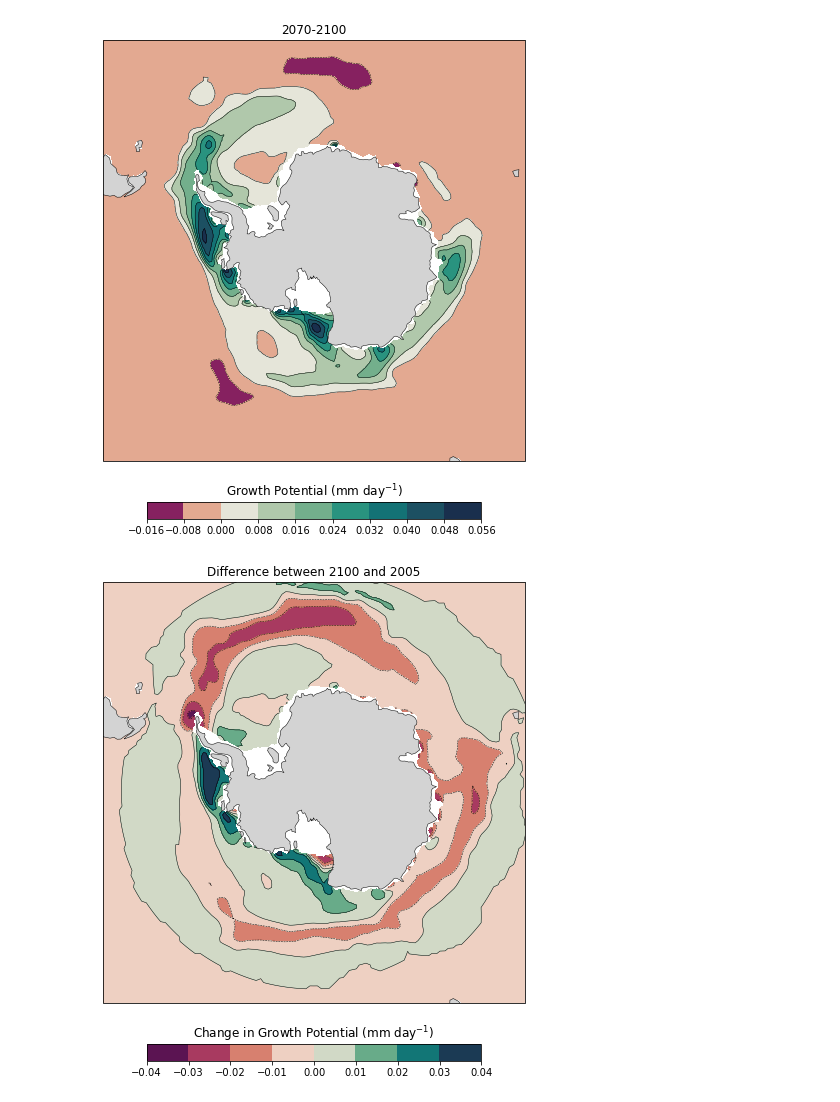
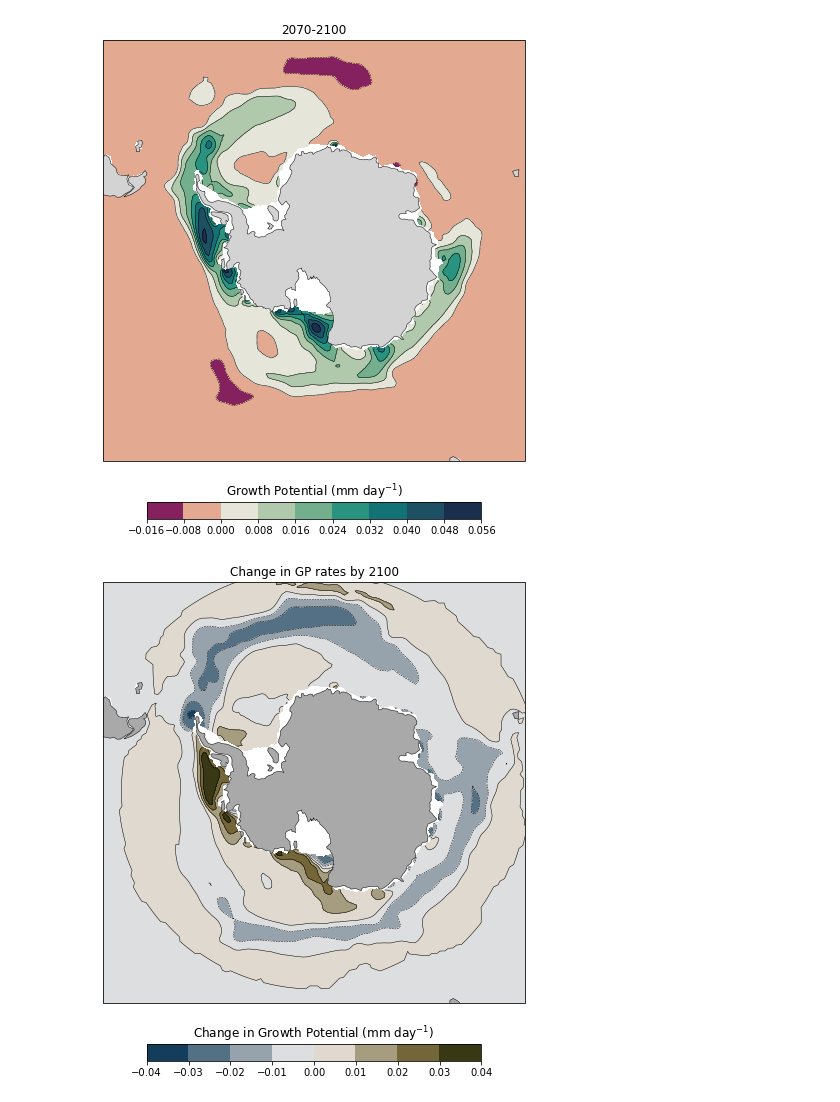
Before and after one commit to Zephyr-Sylvester/krill-cesm-le, a Jupyter notebook: notebooks/fig1-chars-of-chng.ipynb, the cells around one changed output. Saved outputs shown, nothing was run; the diff lists cells and outputs as text; code cells hidden in the pictures.

```diff
--- a/notebooks/fig1-chars-of-chng.ipynb
+++ b/notebooks/fig1-chars-of-chng.ipynb
@@ -144,8 +144,9 @@ def one_plot(da, lines=True):
                      da,
                      #=levels=levels,
                      norm=norm,
-                     cmap=cmocean.cm.curl_r,
+                     #cmap=cmocean.cm.curl_r,
                      #cmap=cmocean.cm.balance,
+                     cmap=cmocean.cm.diff,
                      #extend='both',
                      transform=ccrs.PlateCarree())
 
@@ -167,7 +168,7 @@ def one_plot(da, lines=True):
         cartopy.feature.NaturalEarthFeature('physical',
                                             'land',
                                             '110m',
-                                            facecolor='lightgray'))
+                                            facecolor='darkgray'))
 
     ax.coastlines(linewidth=0.5)
 
@@ -218,21 +219,21 @@ plt.savefig('figures/epochs/2070-2100-mean-KGP.png')#, dpi=300, bbox_inches='tig
 # %%
 fig = plt.figure(figsize=(12, 10))
 
 axs = []
 
 # plot total
 ax = fig.add_subplot(1, 1, 1, projection=prj)
 ax.set_extent([-180, 180, -90, -50], ccrs.PlateCarree())
 cf = one_plot(dsp2.test,lines = False)
-ax.set_title('Difference between 2100 and 2005')
+ax.set_title('Change in GP rates by 2100')
 axs.append(ax)
 
 # colorbar and labels
 cb = plt.colorbar(cf, shrink=0.5, orientation='horizontal', pad=0.075, ax=axs)
 cb.ax.set_title('Change in Growth Potential (mm day$^{-1}$)')
-plt.savefig('figures/epochs/85-70-epochdiff-mean-KGP.png')#, dpi=300, bbox_inches='tight')
+plt.savefig('figures/epochs/85-70-epochdiff-mean-KGP-diff-dark.png')#, dpi=300, bbox_inches='tight')
 
 # add colorbar
 #plt.subplots_adjust(hspace=0.02, wspace=0.02)
 # %% [output]
-[figure, old version]
+[figure, new version]
```
Also changed, not shown: 6 other files.
